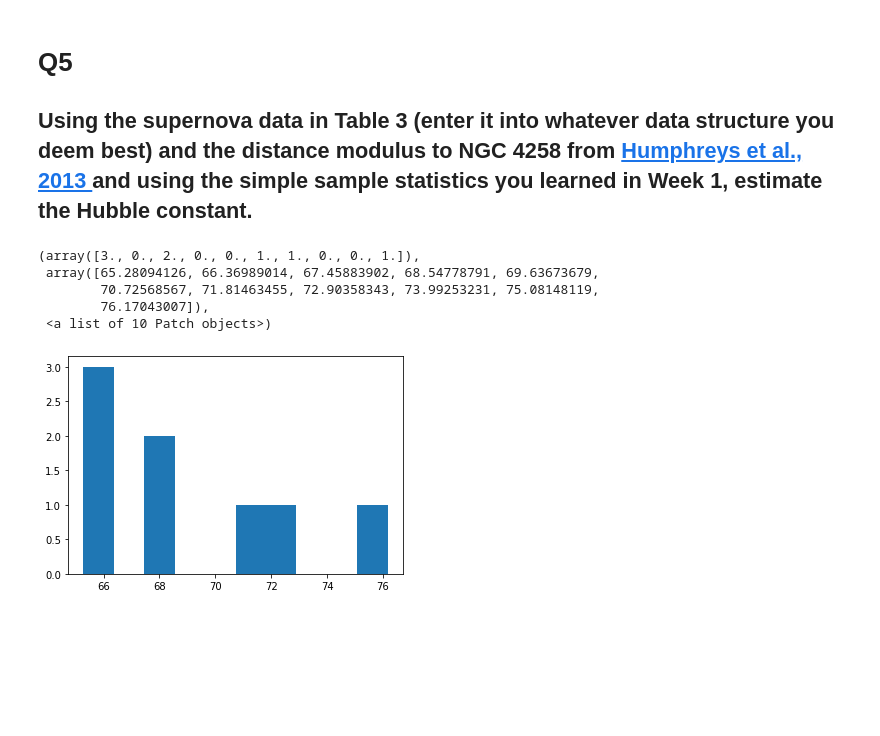
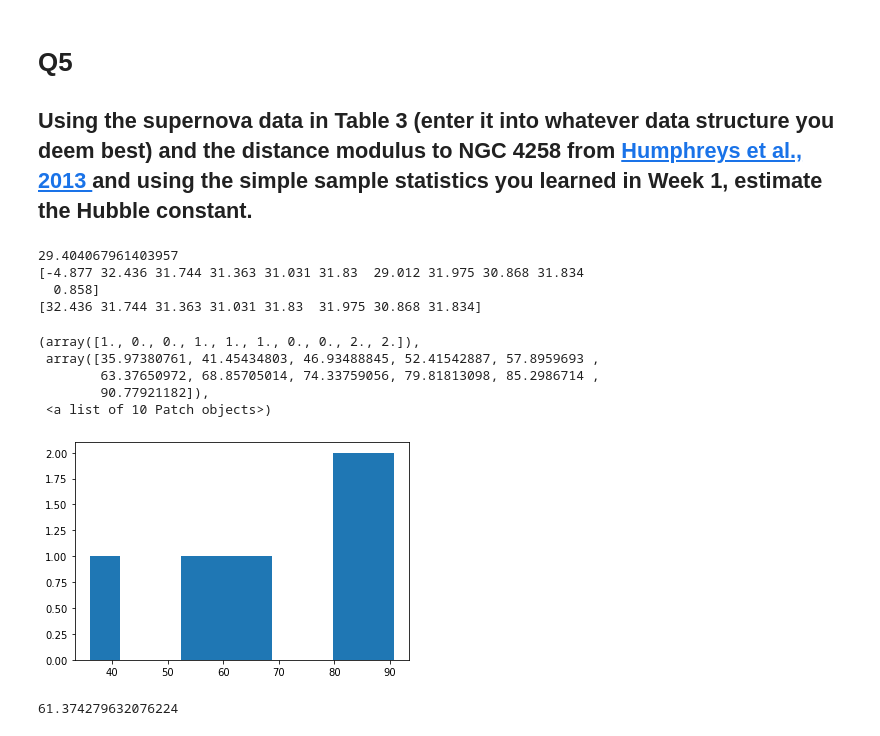
Before and after one commit to gnarayan/ast596_2020_Spring, a Jupyter notebook: homework/Cyrus_Liu/05_midterm/midterm_Cyrus.ipynb, the cells around one changed output. Saved outputs shown, nothing was run; the diff lists cells and outputs as text; code cells hidden in the pictures; blank space fills up the shorter version.

```diff
--- a/homework/Cyrus_Liu/05_midterm/midterm_Cyrus.ipynb
+++ b/homework/Cyrus_Liu/05_midterm/midterm_Cyrus.ipynb
@@ -154,12 +156,11 @@ These will be our estimate of offsets:
 # %%
 # test run with one dataset
-import pymc3 as pm
 
-ceph.select(ceph.list_hosts()[0])
+ceph.select(ceph.list_hosts()[5])
 logP = ceph.logP
 sig = ceph.sigma
 mag_obs = ceph.mobs
-sig_int=0.5
+sig_int_est=0.5
 
 zpw = ceph.redshifts['4258']
 vel = zpw*c
@@ -169,11 +170,11 @@ zpw = 5 * np.log10(dis/10)
 with pm.Model() as model:
     s = pm.Normal('s', mu=-2.5, sigma=1, shape=1)
 
-    mag=pm.Normal('mag', mu=mag_est[0]-mag_est[5], sigma=sig)
+    mag=pm.Normal('mag', mu=mag_est[5], sigma=sig)
 
-    z = pm.Normal('z', mu=zpw, sigma=5)
+    sig_int=pm.TruncatedNormal('sig_int',mu=sig_int_est,sigma=1,lower=0.0)
 
-    model = mag + z + s*(logP)
+    model = mag + s*(logP)
 
     likelihood=pm.Normal('likelihood', mu=model, sigma=np.sqrt(sig**2 + sig_int**2), observed=mag_obs)
 
@@ -472,27 +466,41 @@ $$\log H_0 = \frac{m_{v,i}^0 + 5 a_v - \mu_{0,i} + 25}{5}$$
 # %%
 # NGC 4258 has a distance of 7.60 ± 0.17 (random) ± 0.15 (systematic) Mpc from Humphreys et al., 2013.
 # 1309 3021 3370 3982 4038 4258 4536 4639 5584 for personal use. this is the order of the galaxy group in ceph.
 # all data collected will be in order of above sequence
 
 
-mu_5 = 5*np.log10(7.6*10**6/10)
+mu_5_h = 5*np.log10(7.6*10**6/10)
+print(mu_5)
 sigma_mu_5=np.sqrt(0.17**2+0.15**2)
 
-mag=np.array([16.768,16.699, 16.545, 15.953, 15.901, 15.147, 16.040, 16.274])
+mag_r=np.array([16.768,16.699, 16.545, 15.953, 15.901, 15.147, 16.040, 16.274])
+mu=pm.summary(samples_t)['mean'].values
+print(mu)
+mu5=mu[6]
+mu=np.delete(mu, [0,6,10], axis=0)
+print(mu)
 #mu=np.array([32.59,32.27,32.13,31.70,31.66,30.91,31.67,31.72])
-d_mu=np.array([3.276,3.138,2.835,2.475,2.396,1.567,2.383,2.461])
+#d_mu=np.array([3.276,3.138,2.835,2.475,2.396,1.567,2.383,2.461])
 
-logH=(mag-(mu_5+d_mu)+25)/5
+logH=(-(mu-mu5+mu_5_h)+mag_r+25)/5
 H0=10**(logH)
 
 plt.hist(H0)
 # %% [output]
-(array([3., 0., 2., 0., 0., 1., 1., 0., 0., 1.]),
- array([65.28094126, 66.36989014, 67.45883902, 68.54778791, 69.63673679,
-        70.72568567, 71.81463455, 72.90358343, 73.99253231, 75.08148119,
-        76.17043007]),
- <a list of 10 Patch objects>)
+29.404067961403957
+[-4.877 32.436 31.744 31.363 31.031 31.83  29.012 31.975 30.868 31.834
+  0.858]
+[32.436 31.744 31.363 31.031 31.83  31.975 30.868 31.834]
+(array([1., 0., 0., 1., 1., 1., 0., 0., 2., 2.]),
+ array([35.97380761, 41.45434803, 46.93488845, 52.41542887, 57.8959693 ,
+        63.37650972, 68.85705014, 74.33759056, 79.81813098, 85.2986714 ,
+        90.77921182]),
+ <a list of 10 Patch objects>)
-[figure, old version]
+[figure, new version]
+# %%
+H0[0,]
+# %% [output]
+61.374279632076224
 # %%
 import scipy.stats as st
 import statsmodels.api as sm
```
Also changed, not shown: parts of 13 cells of this notebook, 1 other file.
